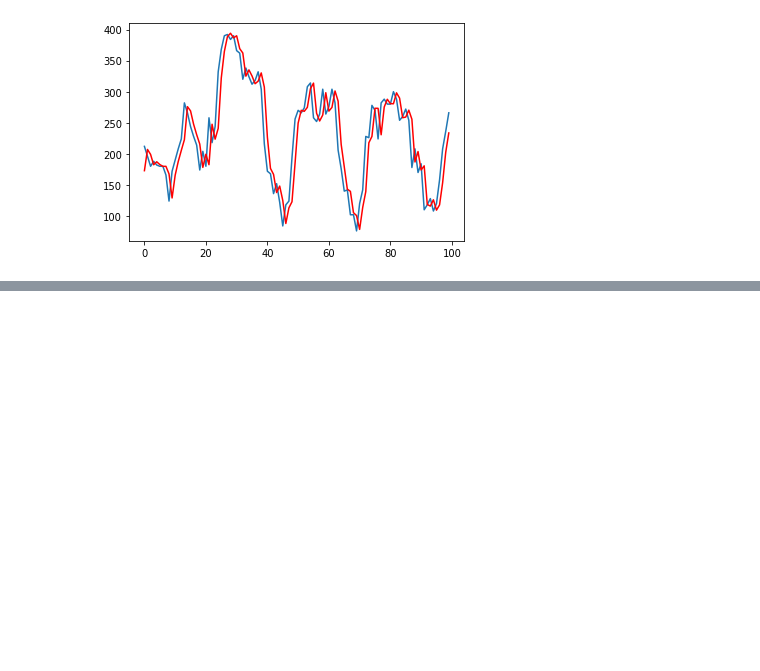
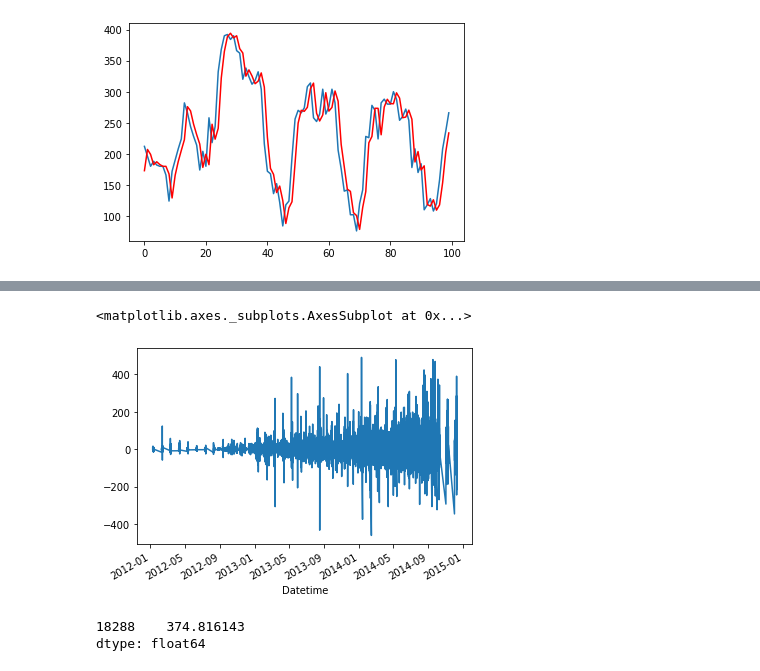
Before and after one commit to ehsansam69/Time-series-analyzing, a Jupyter notebook: 1st.ipynb, the cells around one changed output, grey strips where cells are left out. Drawn from its saved outputs; the diff is of its cells as text; code cells hidden in the pictures; blank space fills up the shorter version.

```diff
--- a/1st.ipynb
+++ b/1st.ipynb
@@ -627,0 +650,11 @@ plt.plot(predict, color ='red')
+# %%
+model = SARIMAX(df['Count'], order=(5,1,3), seasonal_order=(1,1,1,12))
+# %%
+model_fit = model.fit()
+# %%
+residuals = model_fit.resid
+# %%
+residuals.plot()
+# %% [output]
+<matplotlib.axes._subplots.AxesSubplot at 0x...>
+[figure, added]
@@ -627,0 +663,5 @@ plt.plot(predict, color ='red')
+# %%
+output
+# %% [output]
+18288    374.816143
+dtype: float64
```
Also changed, not shown: parts of 30 cells of this notebook.
